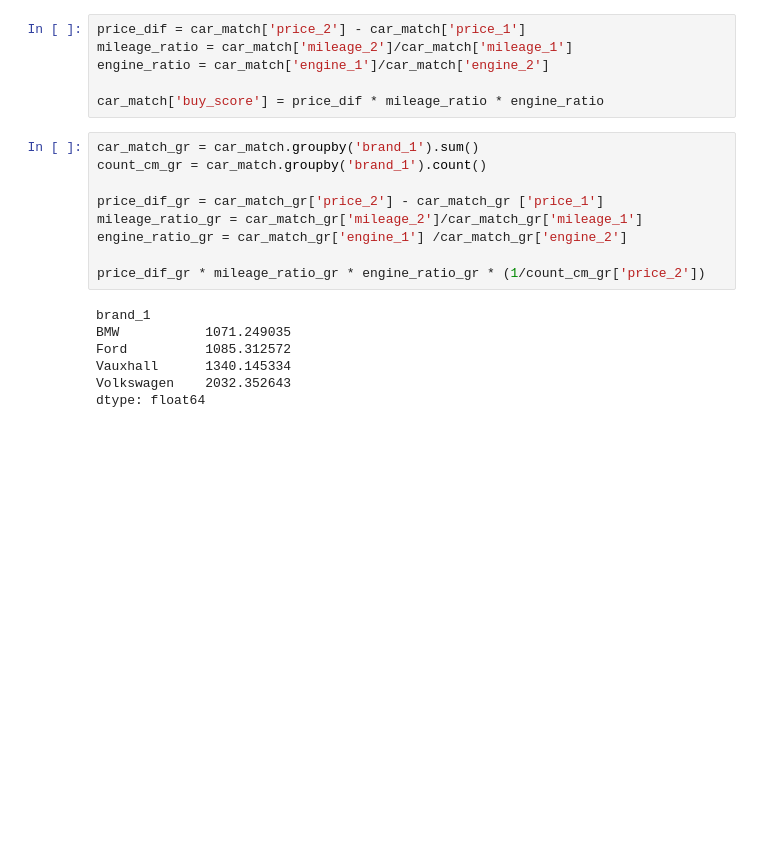
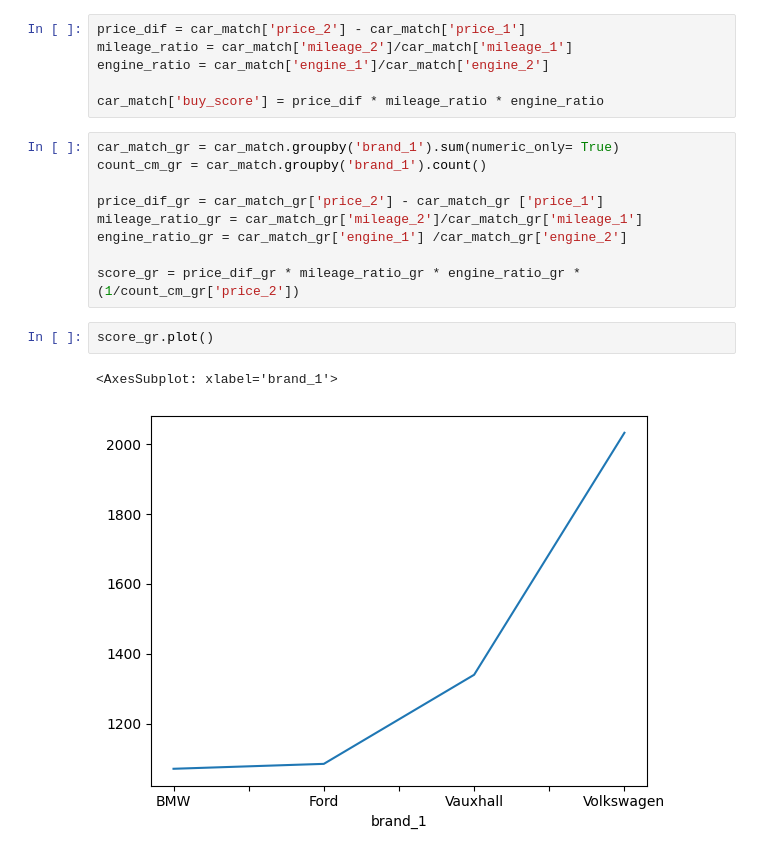
Before and after one commit to Benedictgr97/car-price-comapare, a Jupyter notebook: price test.ipynb, the cells around one changed output. Saved outputs shown, nothing was run; the diff lists cells and outputs as text; blank space fills up the shorter version.

```diff
--- a/price test.ipynb
+++ b/price test.ipynb
@@ -302,18 +302,16 @@ engine_ratio = car_match['engine_1']/car_match['engine_2']
 
 car_match['buy_score'] = price_dif * mileage_ratio * engine_ratio
 # %%
-car_match_gr = car_match.groupby('brand_1').sum()
+car_match_gr = car_match.groupby('brand_1').sum(numeric_only= True)
 count_cm_gr = car_match.groupby('brand_1').count()
 
 price_dif_gr = car_match_gr['price_2'] - car_match_gr ['price_1']
 mileage_ratio_gr = car_match_gr['mileage_2']/car_match_gr['mileage_1']
 engine_ratio_gr = car_match_gr['engine_1'] /car_match_gr['engine_2']
 
-price_dif_gr * mileage_ratio_gr * engine_ratio_gr * (1/count_cm_gr['price_2'])
+score_gr = price_dif_gr * mileage_ratio_gr * engine_ratio_gr * (1/count_cm_gr['price_2'])
-# %% [output]
-brand_1
-BMW           1071.249035
-Ford          1085.312572
-Vauxhall      1340.145334
-Volkswagen    2032.352643
-dtype: float64
+# %%
+score_gr.plot()
+# %% [output]
+<AxesSubplot: xlabel='brand_1'>
+[figure, added]
```
